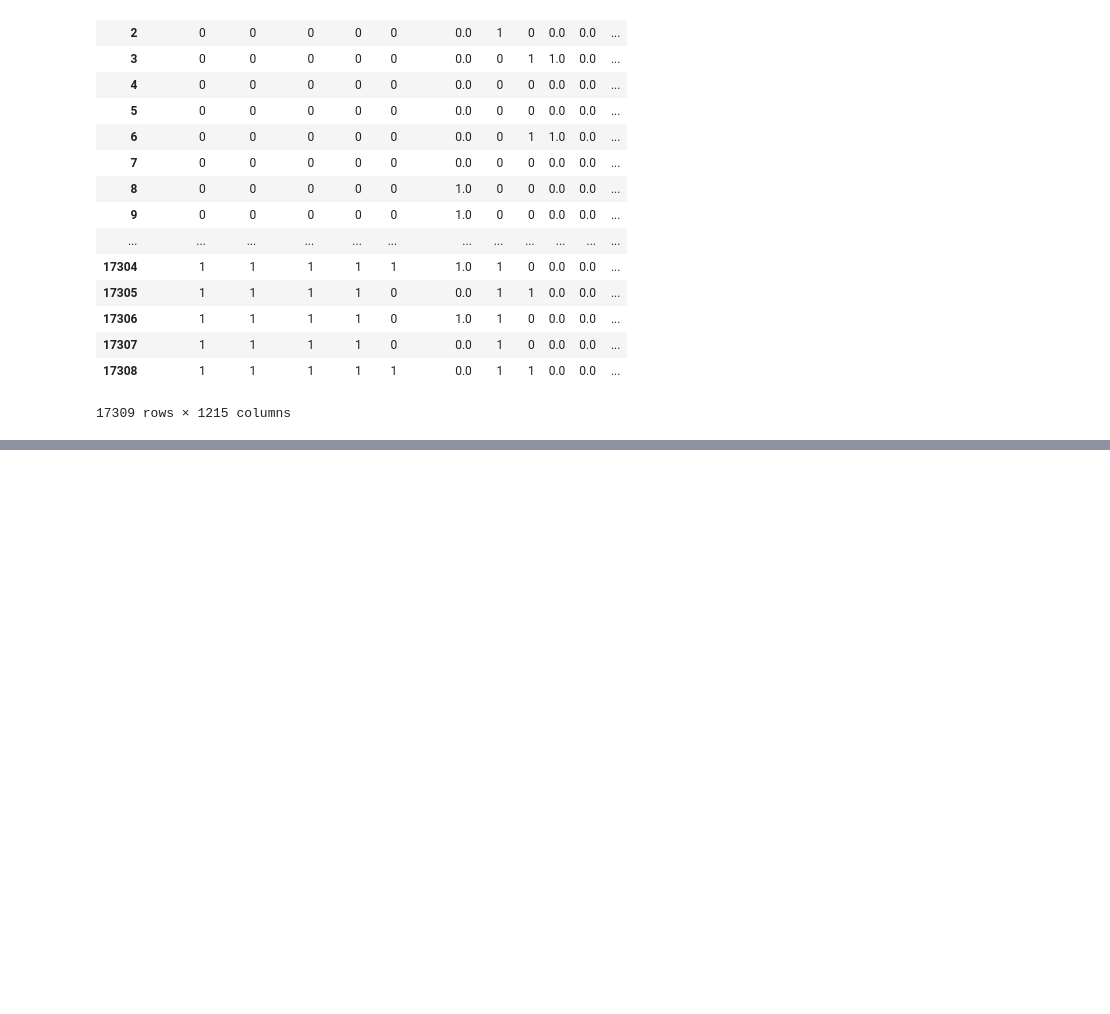
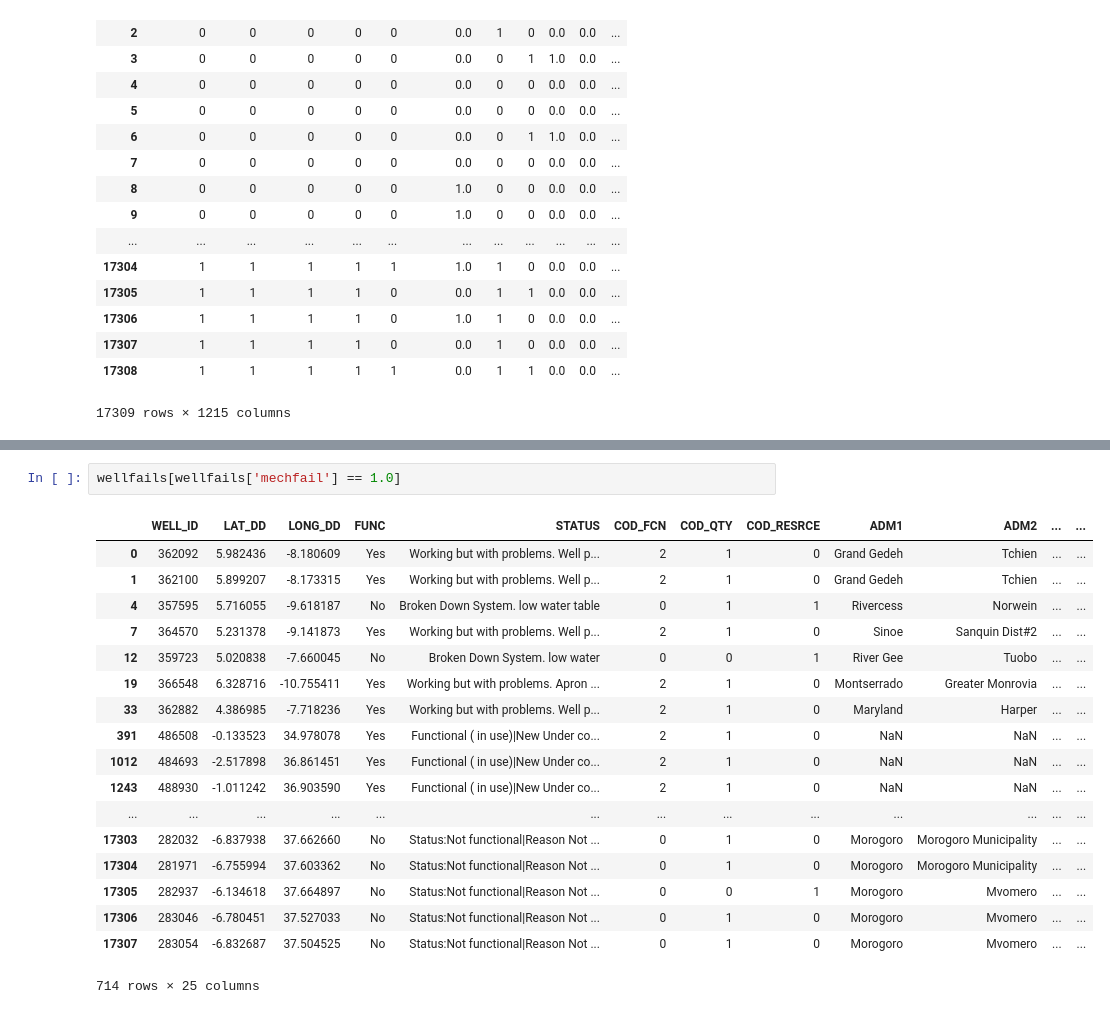
Before and after one commit to yeemey/haackwell, a Jupyter notebook: notebooks/extract_status_todummy.ipynb, the cells around one changed output, grey strips where cells are left out. Saved outputs shown, nothing was run; the diff lists cells and outputs as text; blank space fills up the shorter version.

```diff
--- a/notebooks/extract_status_todummy.ipynb
+++ b/notebooks/extract_status_todummy.ipynb
@@ -224,0 +279,21 @@ temp
+# %%
+wellfails[wellfails['mechfail'] == 1.0]
+# %% [output]
+|  | WELL_ID | LAT_DD | LONG_DD | FUNC | STATUS | COD_FCN | COD_QTY | COD_RESRCE | ADM1 | ADM2 | ... | ... |
+| 0 | 362092 | 5.982436 | -8.180609 | Yes | Working but with problems. Well p... | 2 | 1 | 0 | Grand Gedeh | Tchien | ... | ... |
+| 1 | 362100 | 5.899207 | -8.173315 | Yes | Working but with problems. Well p... | 2 | 1 | 0 | Grand Gedeh | Tchien | ... | ... |
+| 4 | 357595 | 5.716055 | -9.618187 | No | Broken Down System. low water table | 0 | 1 | 1 | Rivercess | Norwein | ... | ... |
+| 7 | 364570 | 5.231378 | -9.141873 | Yes | Working but with problems. Well p... | 2 | 1 | 0 | Sinoe | Sanquin Dist#2 | ... | ... |
+| 12 | 359723 | 5.020838 | -7.660045 | No | Broken Down System. low water | 0 | 0 | 1 | River Gee | Tuobo | ... | ... |
+| 19 | 366548 | 6.328716 | -10.755411 | Yes | Working but with problems. Apron ... | 2 | 1 | 0 | Montserrado | Greater Monrovia | ... | ... |
+| 33 | 362882 | 4.386985 | -7.718236 | Yes | Working but with problems. Well p... | 2 | 1 | 0 | Maryland | Harper | ... | ... |
+| 391 | 486508 | -0.133523 | 34.978078 | Yes | Functional ( in use)|New Under co... | 2 | 1 | 0 | NaN | NaN | ... | ... |
+| 1012 | 484693 | -2.517898 | 36.861451 | Yes | Functional ( in use)|New Under co... | 2 | 1 | 0 | NaN | NaN | ... | ... |
+| 1243 | 488930 | -1.011242 | 36.903590 | Yes | Functional ( in use)|New Under co... | 2 | 1 | 0 | NaN | NaN | ... | ... |
+| ... | ... | ... | ... | ... | ... | ... | ... | ... | ... | ... | ... | ... |
+| 17303 | 282032 | -6.837938 | 37.662660 | No | Status:Not functional|Reason Not ... | 0 | 1 | 0 | Morogoro | Morogoro Municipality | ... | ... |
+| 17304 | 281971 | -6.755994 | 37.603362 | No | Status:Not functional|Reason Not ... | 0 | 1 | 0 | Morogoro | Morogoro Municipality | ... | ... |
+| 17305 | 282937 | -6.134618 | 37.664897 | No | Status:Not functional|Reason Not ... | 0 | 0 | 1 | Morogoro | Mvomero | ... | ... |
+| 17306 | 283046 | -6.780451 | 37.527033 | No | Status:Not functional|Reason Not ... | 0 | 1 | 0 | Morogoro | Mvomero | ... | ... |
+| 17307 | 283054 | -6.832687 | 37.504525 | No | Status:Not functional|Reason Not ... | 0 | 1 | 0 | Morogoro | Mvomero | ... | ... |
+714 rows × 25 columns
```
Also changed, not shown: parts of 14 cells of this notebook, 1 other file.
